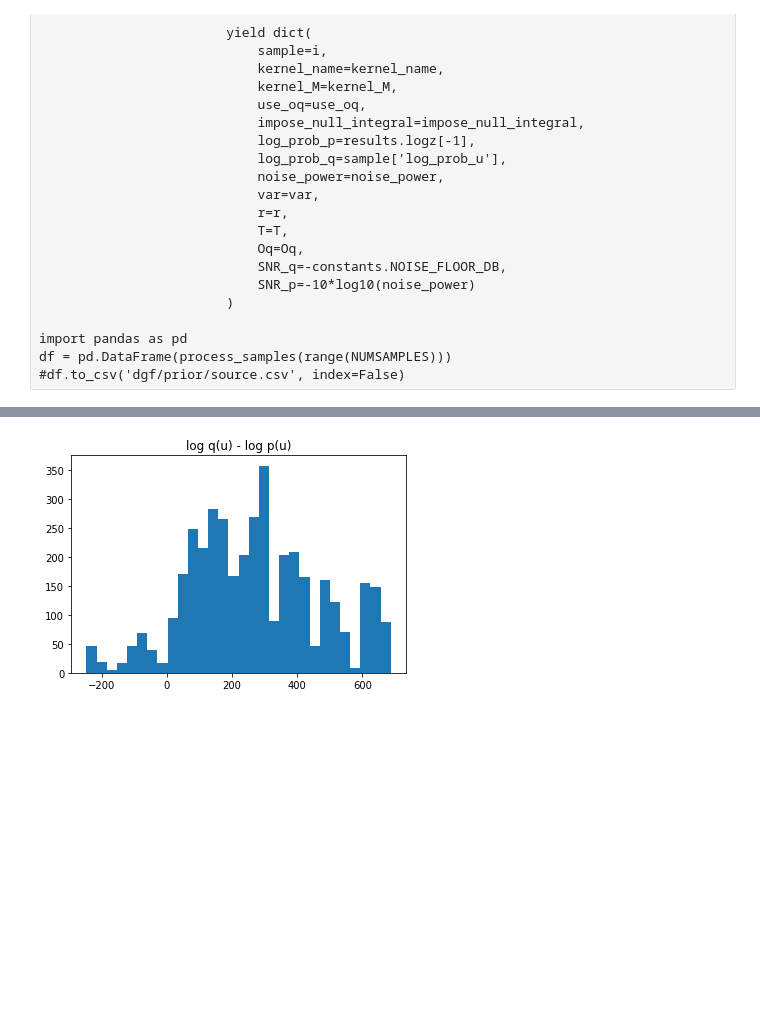
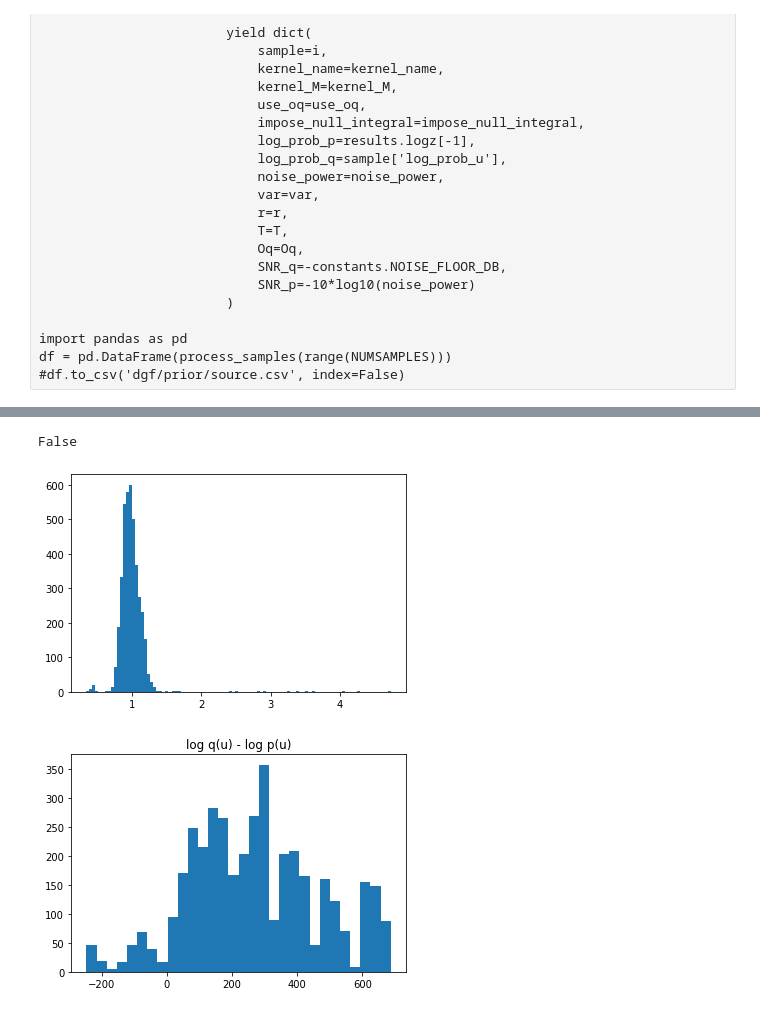
Before and after one commit to mvsoom/thesis-py, a Jupyter notebook: dgf/prior/source.ipynb, the cells around one changed output, grey strips where cells are left out. Drawn from its saved outputs; the diff is of its cells as text; code cells hidden in the pictures; blank space fills up the shorter version.

```diff
--- a/dgf/prior/source.ipynb
+++ b/dgf/prior/source.ipynb
@@ -285,3 +282,11 @@ df
+# %%
+any(isnan(df[:, f.log_prob_p_sd]))
+# %% [output]
+False
+# %%
+hist(df[:, f.log_prob_p_sd], bins=100);
+# %% [output]
+[figure, added]
 # %%
 df[:, update(log_prob_diff = f.log_prob_q - f.log_prob_p)]
 
```
Also changed, not shown: parts of 16 cells of this notebook, 6 other files.
